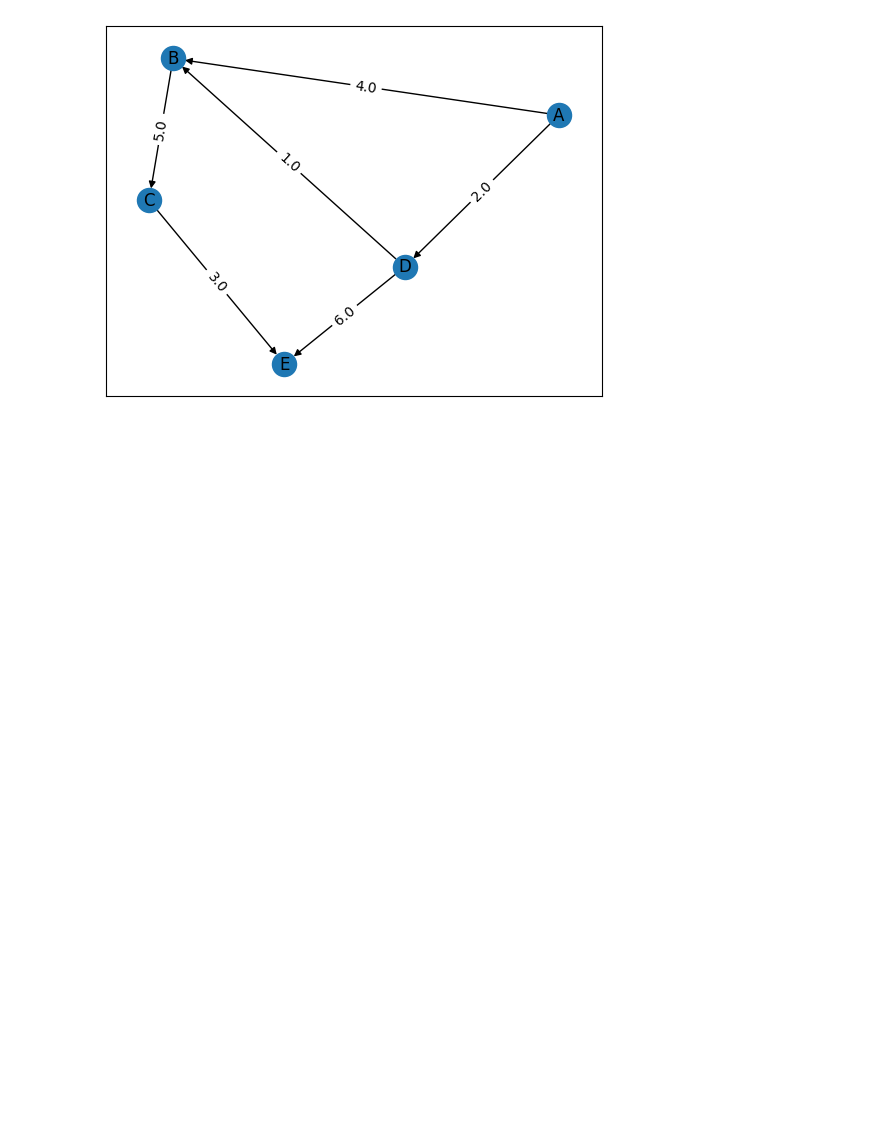
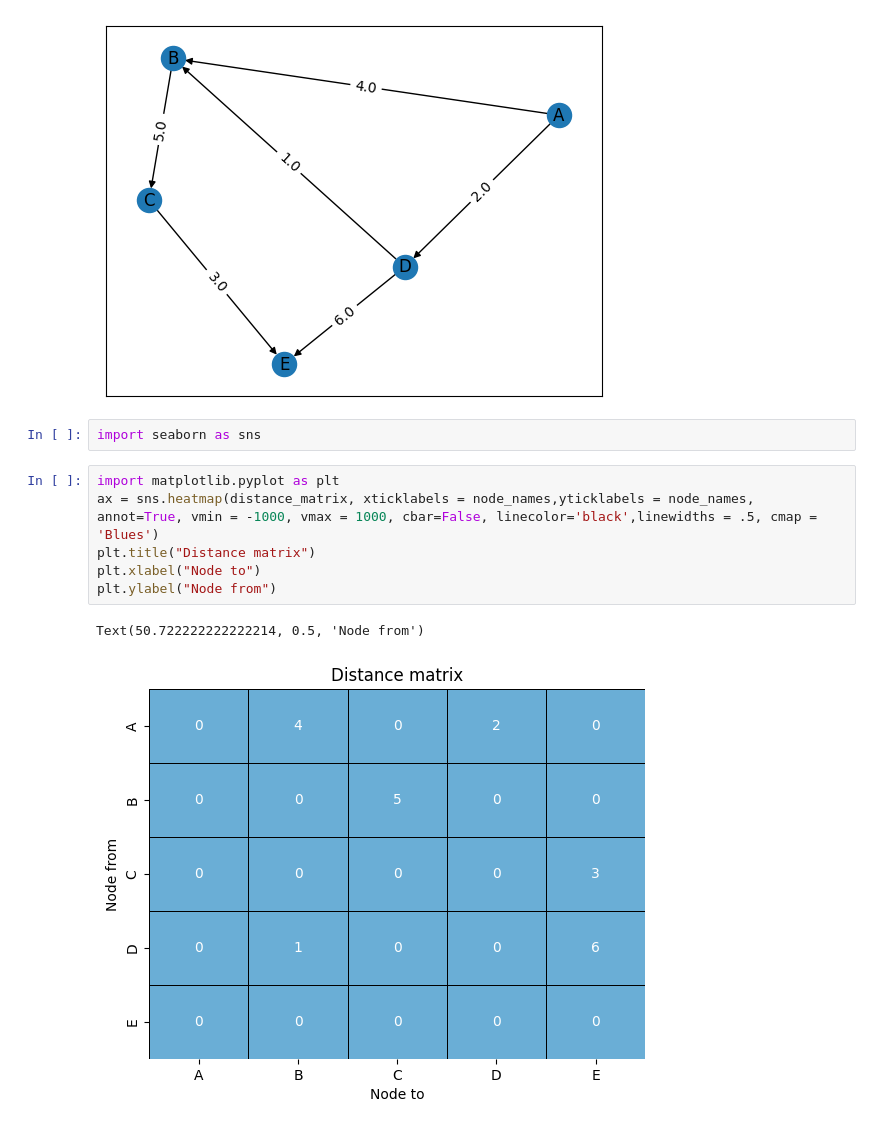
Before and after one commit to BenjaminWills/dijkstras_algorithm_solver, a Jupyter notebook: dijkstras_algorithm/experiment.ipynb, the cells around one changed output. Drawn from its saved outputs; the diff is of its cells as text; blank space fills up the shorter version.

```diff
--- a/dijkstras_algorithm/experiment.ipynb
+++ b/dijkstras_algorithm/experiment.ipynb
@@ -39,3 +39,14 @@ print(json.dumps(test,indent=2))
 network.draw_graph()
 # %% [output]
 [figure]
+# %%
+import seaborn as sns
+# %%
+import matplotlib.pyplot as plt
+ax = sns.heatmap(distance_matrix, xticklabels = node_names,yticklabels = node_names, annot=True, vmin = -1000, vmax = 1000, cbar=False, linecolor='black',linewidths = .5, cmap = 'Blues')
+plt.title("Distance matrix")
+plt.xlabel("Node to")
+plt.ylabel("Node from")
+# %% [output]
+Text(50.722222222222214, 0.5, 'Node from')
+[figure, added]
```
Also changed, not shown: 2 other files.
